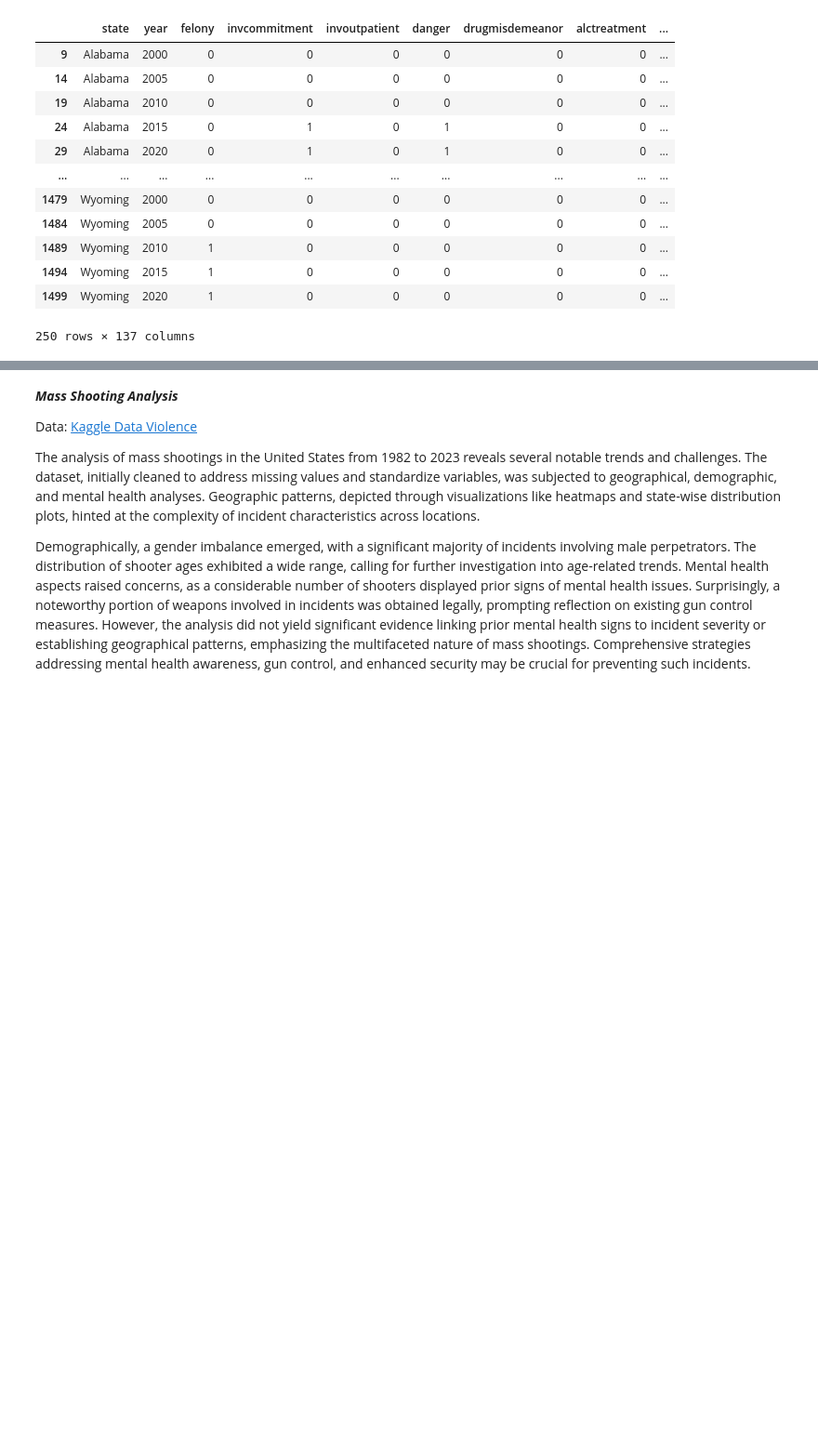
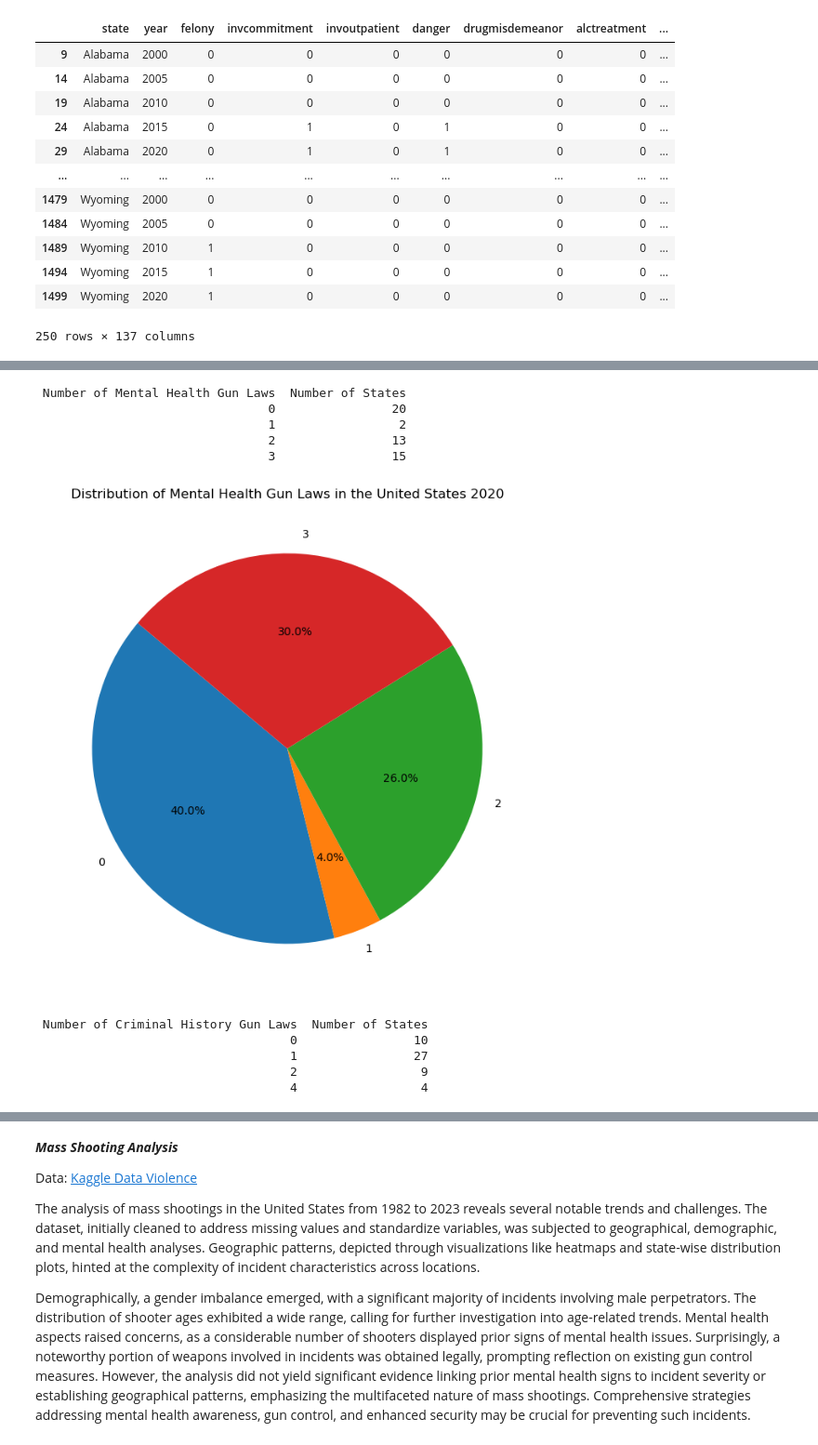
Before and after one commit to alexandracyran/Fall-2023-Gun-Violence, a Jupyter notebook: Final_Gun_Violence_Notebook.ipynb, the cells around one changed output, grey strips where cells are left out. Shown at 93% size. Drawn from its saved outputs; the diff is of its cells as text; code cells hidden in the pictures; blank space fills up the shorter version.

```diff
--- a/Final_Gun_Violence_Notebook.ipynb
+++ b/Final_Gun_Violence_Notebook.ipynb
@@ -100,0 +223,54 @@ lawtotal_analysis_2000 = lawtotal_analysis[lawtotal_analysis['year'] == 2000]
+# %%
+#isolating gun regulation for mental health
+mental_health_sub_category = ['state', 'year','invcommitment', 'invoutpatient', 'danger']
+mental_health_df = Firearm_Laws.loc[:, mental_health_sub_category].copy()
+
+#add new column to sum across rows
+total_three_columns = mental_health_df.columns.difference(['state', 'year'])
+mental_health_df['sum_of_mental_health'] = mental_health_df[total_three_columns].sum(axis=1)
+
+#to find which state had the most mental-health high risk gun laws in 2020
+mental_health_2020 = mental_health_df[mental_health_df['year']==2020]
+mental_health_2020_sorted = mental_health_2020.sort_values(by= 'sum_of_mental_health', ascending=False)
+
+mental_health_count =mental_health_2020_sorted['sum_of_mental_health'].value_counts()
+mental_health_count_table = pd.DataFrame({'Number of Mental Health Gun Laws':mental_health_count.index,'Number of States':mental_health_count.values})
+mental_health_count_table_sorted = mental_health_count_table.sort_values(by= 'Number of Mental Health Gun Laws')
+print(mental_health_count_table_sorted.to_string(index=False))
+# %% [output]
+ Number of Mental Health Gun Laws  Number of States
+                                0                20
+                                1                 2
+                                2                13
+                                3                15
+# %%
+#pie chart of mental_health_count_table
+plt.figure(figsize=(8,8))
+plt.pie(mental_health_count_table_sorted['Number of States'], labels=mental_health_count_table_sorted['Number of Mental Health Gun Laws'], autopct='%1.1f%%', startangle=140)
+plt.title('Distribution of Mental Health Gun Laws in the United States 2020')
+plt.show()
+# %% [output]
+[figure, added]
+# %%
+#isolating gun regulation for criminal history
+criminal_hx_sub_category = ['state', 'year','felony', 'violent', 'violenth', 'violentpartial']
+criminal_hx_df = Firearm_Laws.loc[:, criminal_hx_sub_category].copy()
+
+#add new column to sum across rows
+total_four_columns = criminal_hx_df.columns.difference(['state', 'year'])
+criminal_hx_df['sum_of_criminal_hx'] = criminal_hx_df[total_four_columns].sum(axis=1)
+
+#to find which state had the most criminal history high risk gun laws in 2020
+criminal_hx_2020 = criminal_hx_df[criminal_hx_df['year']==2020]
+criminal_hx_2020_sorted = criminal_hx_2020.sort_values(by= 'sum_of_criminal_hx', ascending=False)
+
+criminal_hx_count = criminal_hx_2020_sorted['sum_of_criminal_hx'].value_counts()
+criminal_hx_count_table = pd.DataFrame({'Number of Criminal History Gun Laws':criminal_hx_count.index,'Number of States':criminal_hx_count.values})
+criminal_hx_count_table_sorted = criminal_hx_count_table.sort_values(by= 'Number of Criminal History Gun Laws')
+print(criminal_hx_count_table_sorted.to_string(index=False))
+# %% [output]
+ Number of Criminal History Gun Laws  Number of States
+                                   0                10
+                                   1                27
+                                   2                 9
+                                   4                 4
```
Also changed, not shown: parts of 9 cells of this notebook, 2 other files.
